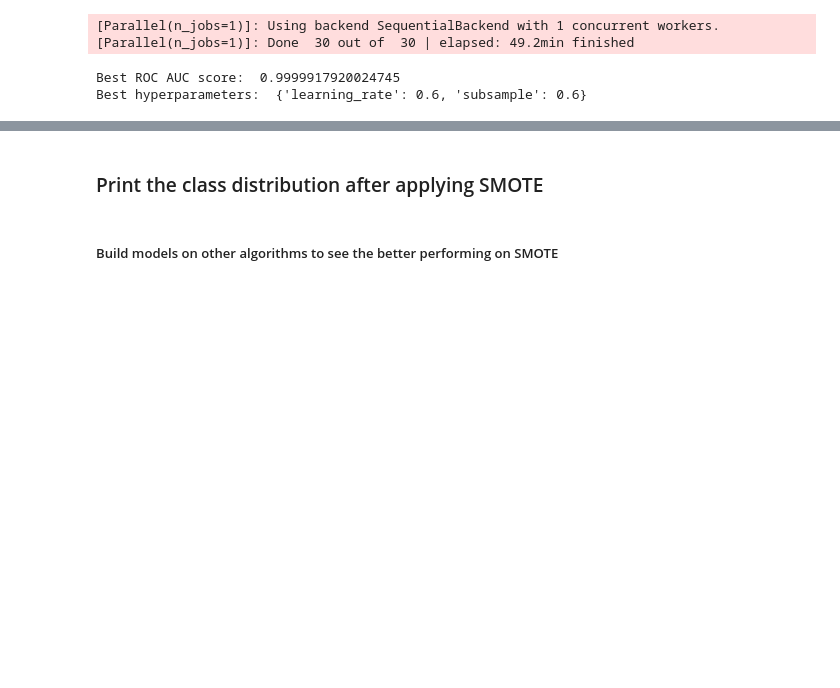
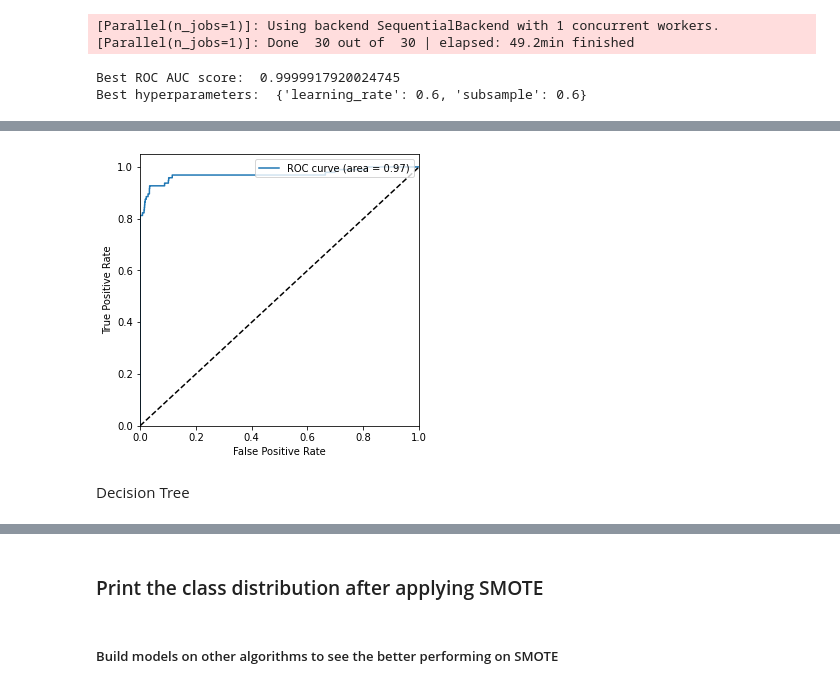
Before and after one commit to SurabhiTaneja/Credit-Card-Fraud-Detection, a Jupyter notebook: Credit_card_fraud_detection_Starter_code+.ipynb, the cells around one changed output, grey strips where cells are left out. Cells and saved outputs as stored; diff of their text form; code cells hidden in the pictures; blank space fills up the shorter version.

```diff
--- a/Credit_card_fraud_detection_Starter_code+.ipynb
+++ b/Credit_card_fraud_detection_Starter_code+.ipynb
@@ -1100,0 +1175,10 @@ Best hyperparameters:  {'learning_rate': 0.6, 'subsample': 0.6}
+# %%
+#predicting the probabilities on test dataset
+y_test_prob = xgb_over_model.predict_proba(X_test.values)[:,1]
+# %%
+#roc - auc curve
+plot_roc_auc_curve(y_test,y_test_prob)
+# %% [output]
+[figure, added]
+# %% [markdown]
+Decision Tree
```
Also changed, not shown: parts of 20 cells of this notebook.
